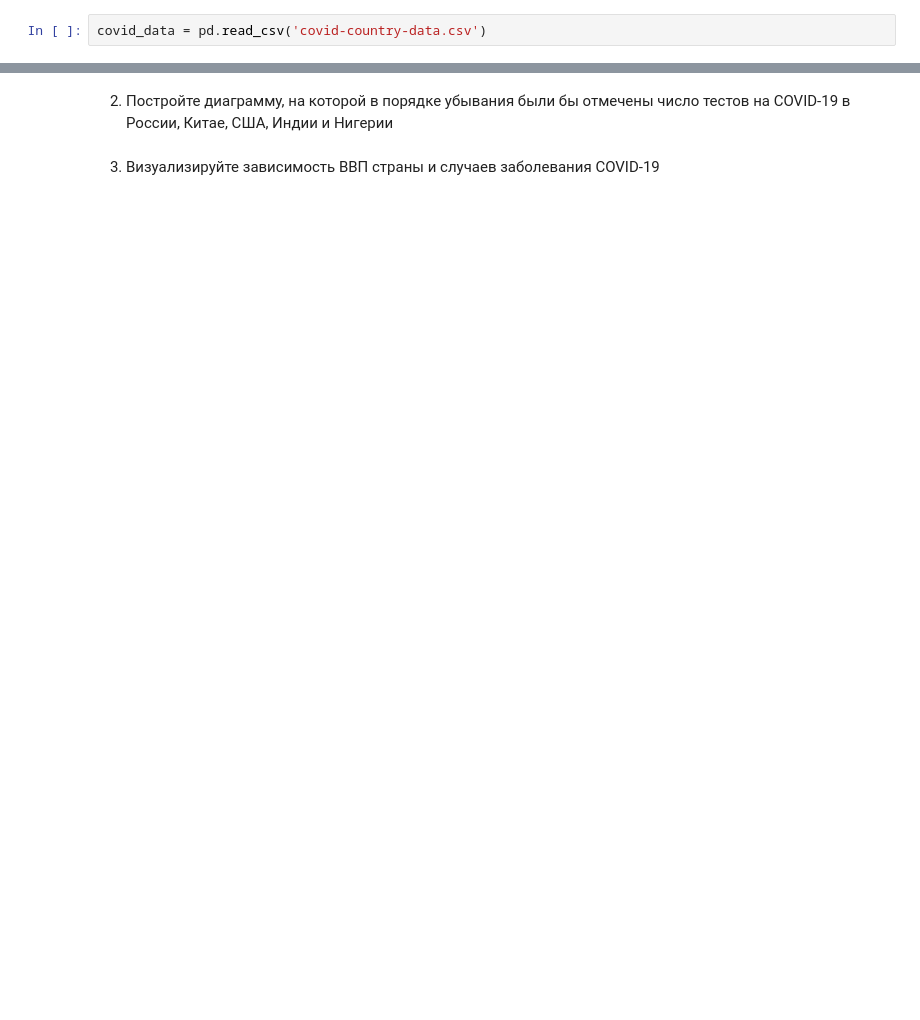
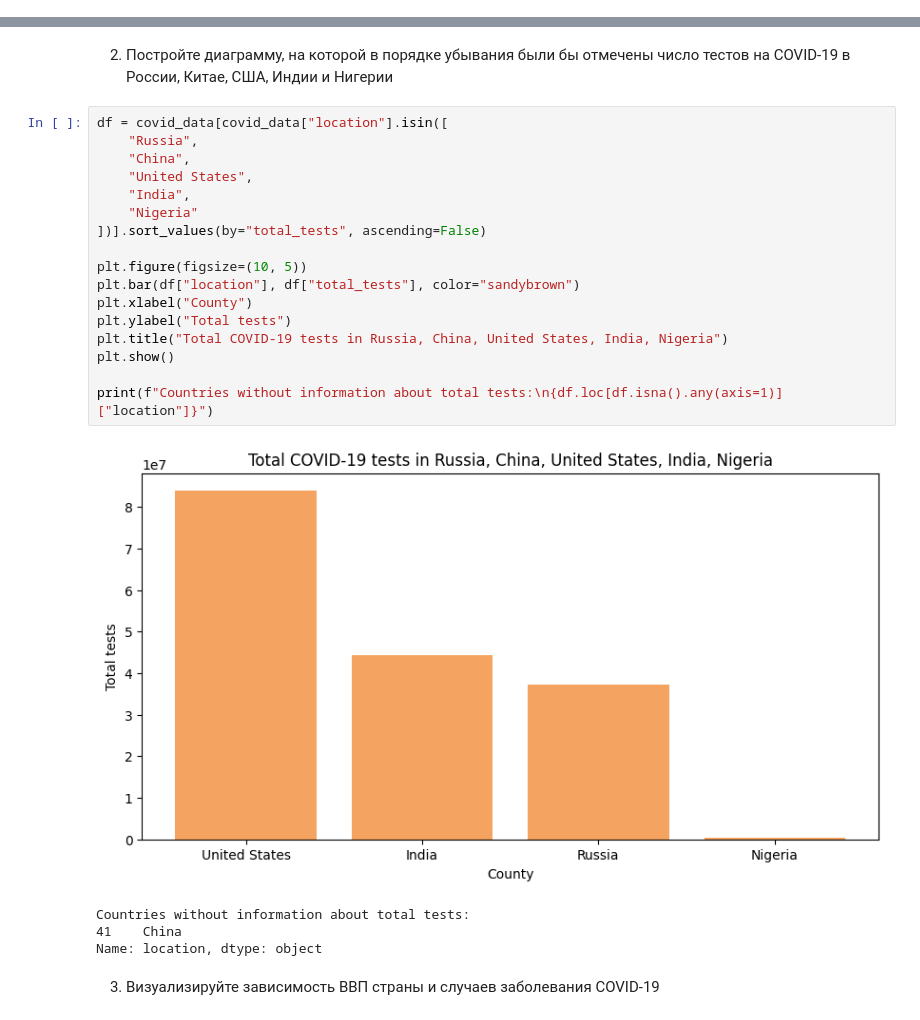
Before and after one commit to JonAJ21/ML_Labs, a Jupyter notebook: lab1/Lab1_3.ipynb, the cells around one changed output, grey strips where cells are left out. Saved outputs shown, nothing was run; the diff lists cells and outputs as text; blank space fills up the shorter version.

```diff
--- a/lab1/Lab1_3.ipynb
+++ b/lab1/Lab1_3.ipynb
@@ -303,2 +316,0 @@ filled_merged_data
-# %%
-covid_data = pd.read_csv('covid-country-data.csv')
@@ -320,4 +332,26 @@ covid_data.head()
 # %% [markdown]
 2. Постройте диаграмму, на которой в порядке убывания были бы отмечены число тестов на COVID-19 в России, Китае, США, Индии и Нигерии
+# %%
+df = covid_data[covid_data["location"].isin([
+    "Russia",
+    "China",
+    "United States",
+    "India",
+    "Nigeria"
+])].sort_values(by="total_tests", ascending=False)
+
+plt.figure(figsize=(10, 5))
+plt.bar(df["location"], df["total_tests"], color="sandybrown")
+plt.xlabel("County")
+plt.ylabel("Total tests")
+plt.title("Total COVID-19 tests in Russia, China, United States, India, Nigeria")
+plt.show()
+
+print(f"Countries without information about total tests:\n{df.loc[df.isna().any(axis=1)]["location"]}")
+# %% [output]
+[figure, added]
+Countries without information about total tests:
+41    China
+Name: location, dtype: object
 # %% [markdown]
 3. Визуализируйте зависимость ВВП страны и случаев заболевания COVID-19
```
Also changed, not shown: parts of 13 cells of this notebook.
